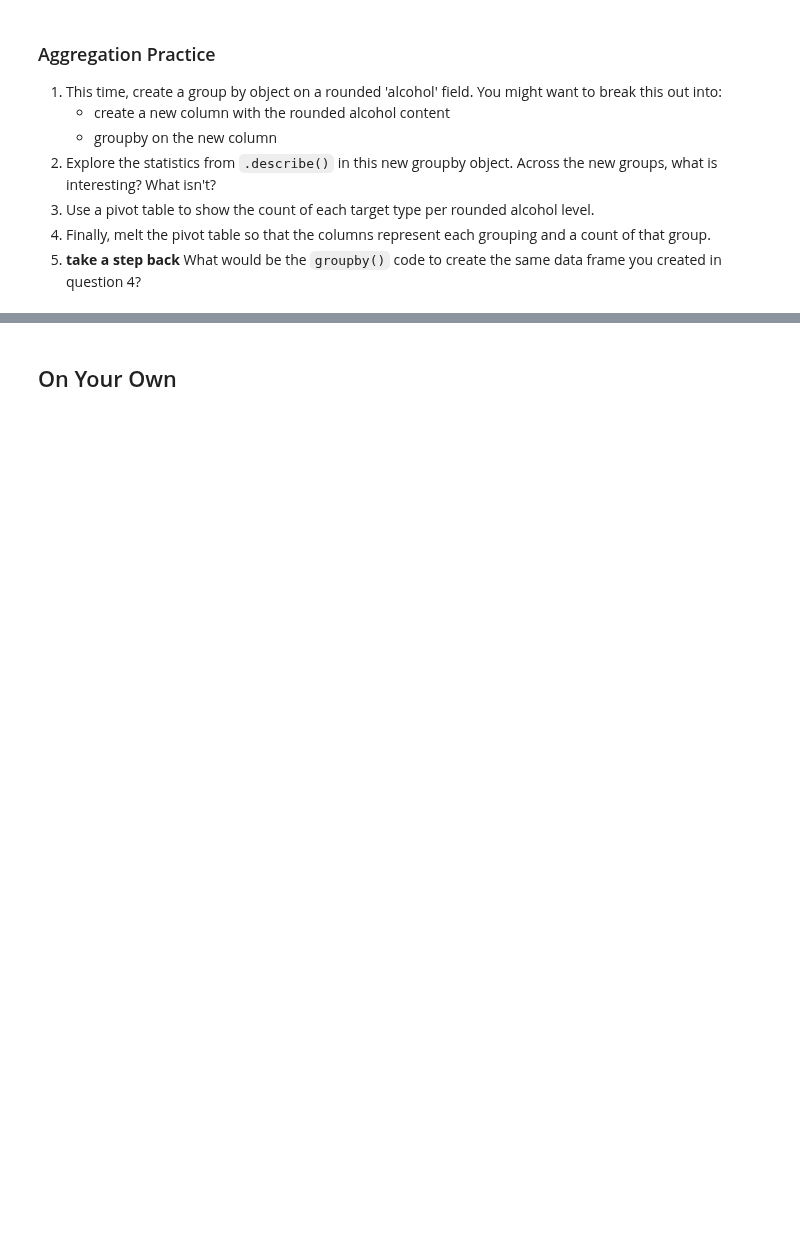
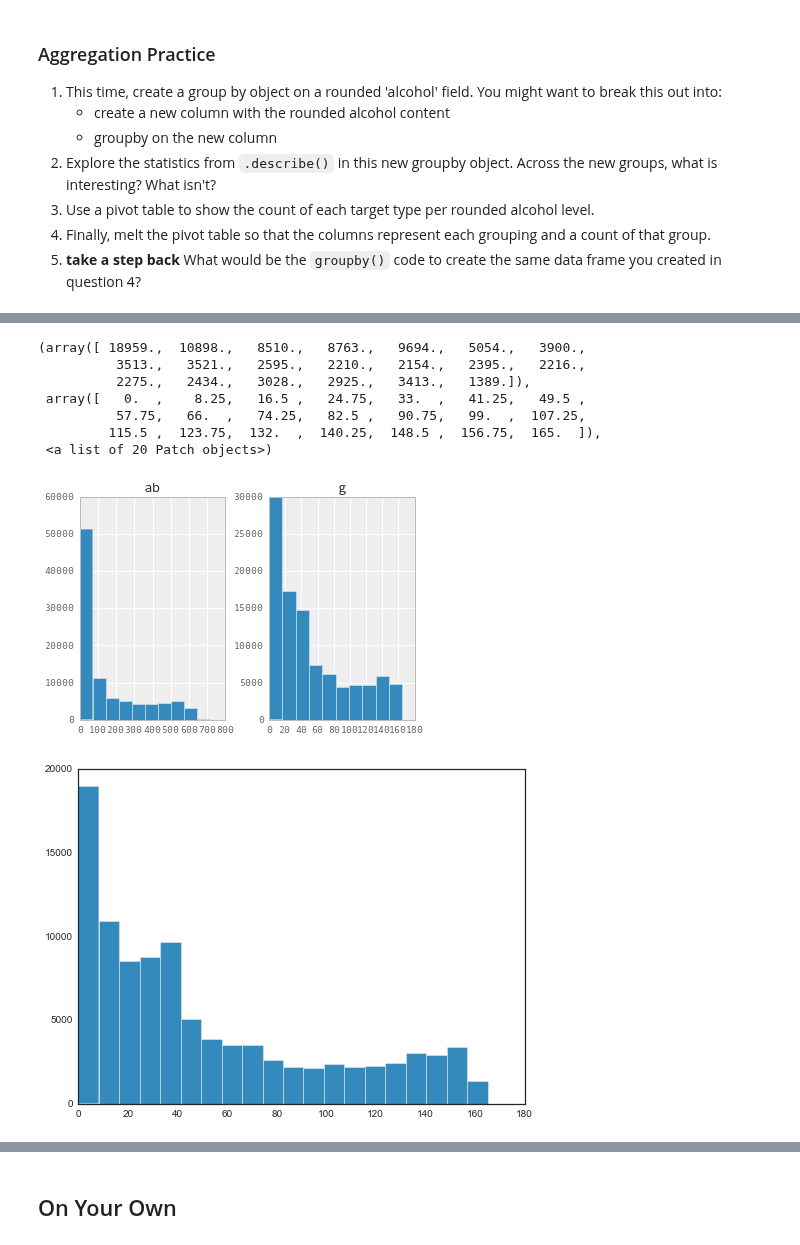
Before and after one commit to podopie/DAT18NYC, a Jupyter notebook: classes/03-visualisation.ipynb, the cells around one changed output, grey strips where cells are left out. Drawn from its saved outputs; the diff is of its cells as text; code cells hidden in the pictures; blank space fills up the shorter version.

```diff
--- a/classes/03-visualisation.ipynb
+++ b/classes/03-visualisation.ipynb
@@ -253,0 +280,9 @@ class  alcohol   1  2   3
+# %%
+import sqlite3
+con = sqlite3.connect("../data/lahman.sqlite")
+df = pd.read_sql("SELECT * from batting", con)
+df = df.convert_objects(convert_numeric=True)
+
+# Reminder: Many functions from data frames will work on groupby objects!
+# What is below doing?
+df.groupby('year').head(1)
@@ -253,0 +323,19 @@ class  alcohol   1  2   3
+# %%
+# pandas style
+df[['g', 'ab']].hist()
+
+# matplotlib style
+sns.set_style('white') # sets seaborn "white" to the default matplotlib style
+plt.figure(figsize=(8, 6), dpi=80)
+plt.subplot(1, 1, 1)
+plt.hist(df.g, bins=20)
+# %% [output]
+(array([ 18959.,  10898.,   8510.,   8763.,   9694.,   5054.,   3900.,
+          3513.,   3521.,   2595.,   2210.,   2154.,   2395.,   2216.,
+          2275.,   2434.,   3028.,   2925.,   3413.,   1389.]),
+ array([   0.  ,    8.25,   16.5 ,   24.75,   33.  ,   41.25,   49.5 ,
+          57.75,   66.  ,   74.25,   82.5 ,   90.75,   99.  ,  107.25,
+         115.5 ,  123.75,  132.  ,  140.25,  148.5 ,  156.75,  165.  ]),
+ <a list of 20 Patch objects>)
+[figure, added]
+[figure, added]
```
Also changed, not shown: parts of 19 cells of this notebook, 1 other file.
